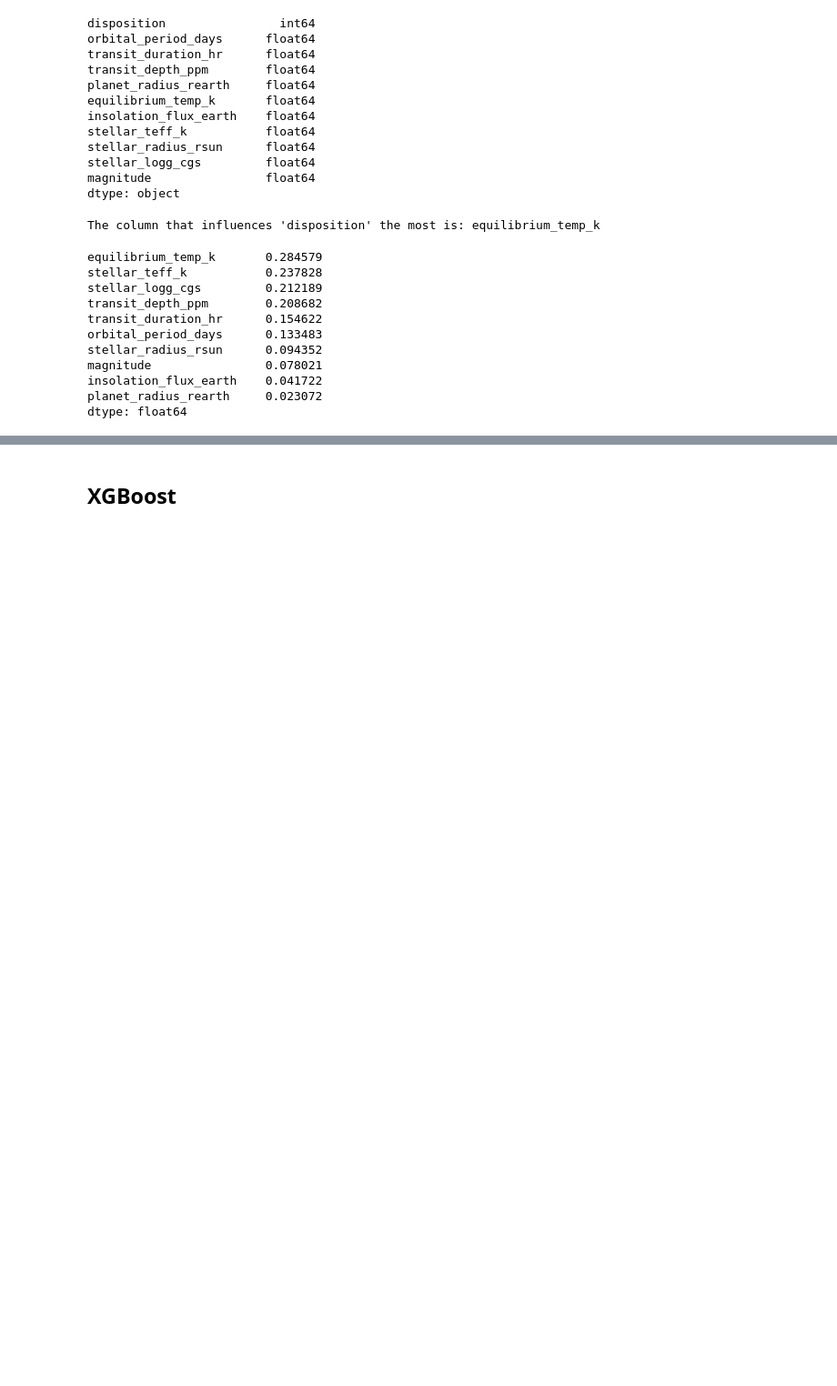
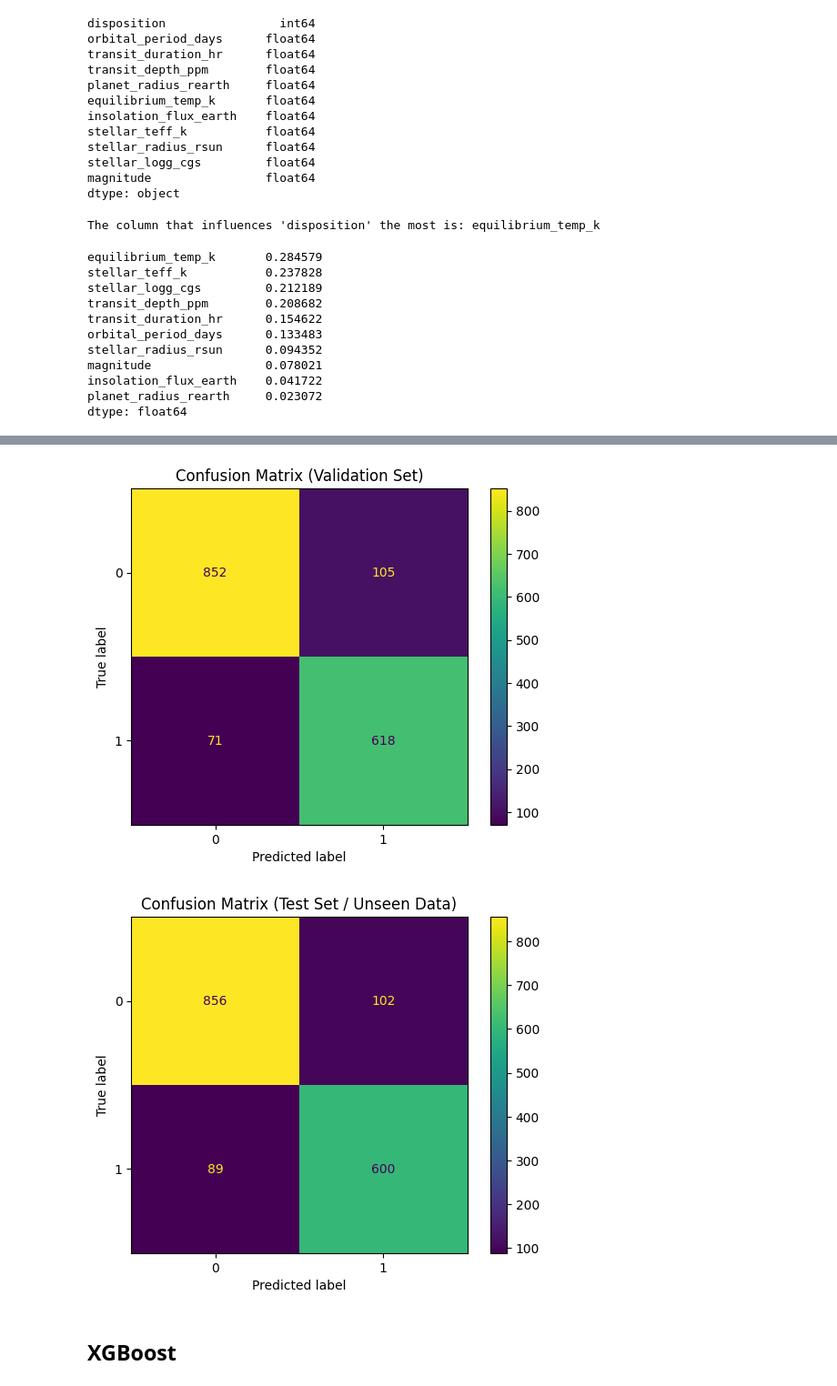
Before and after one commit to ihsan31415/exoplantropy, a Jupyter notebook: main_model.ipynb, the cells around one changed output, grey strips where cells are left out. Shown at 91% size. Drawn from its saved outputs; the diff is of its cells as text; code cells hidden in the pictures; blank space fills up the shorter version.

```diff
--- a/main_model.ipynb
+++ b/main_model.ipynb
@@ -78,0 +126,11 @@ dtype: float64
+# %%
+from sklearn.ensemble import RandomForestClassifier
+
+# Train Random Forest model
+rf = RandomForestClassifier(random_state=42)
+rf.fit(X_train, y_train)
+
+# Validation performance
+y_val_pred_rf = rf.predict(X_val)
+print("Random Forest Validation Classification Report:")
+print(classification_report(y_val, y_val_pred_rf))
@@ -79,3 +147,12 @@ dtype: float64
+# %%
+ConfusionMatrixDisplay.from_estimator(rf, X_val, y_val)
+plt.title("Confusion Matrix (Validation Set)")
+ConfusionMatrixDisplay.from_estimator(rf, X_test, y_test)
+plt.title("Confusion Matrix (Test Set / Unseen Data)")
+plt.show()
+# %% [output]
+[figure, added]
+[figure, added]
 # %% [markdown]
 ## XGBoost
 # %%
```
Also changed, not shown: parts of 20 cells of this notebook, 6 other files.
